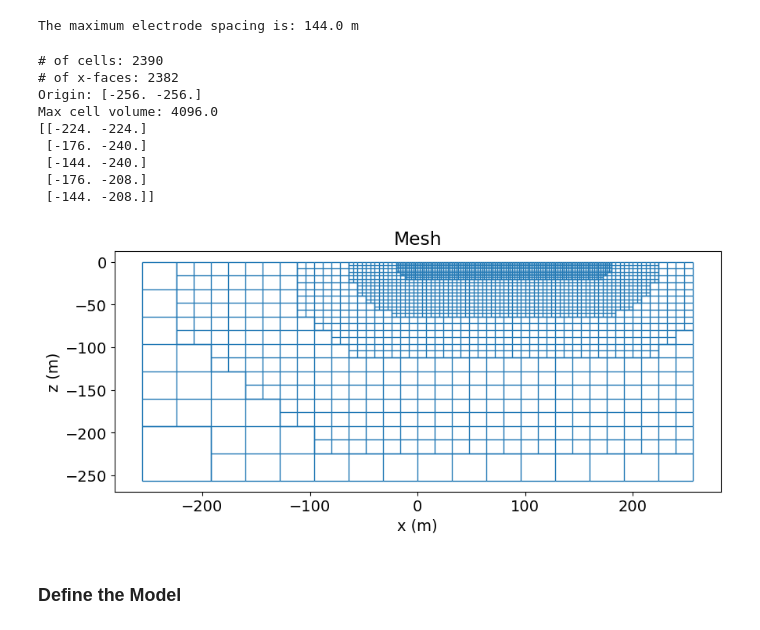
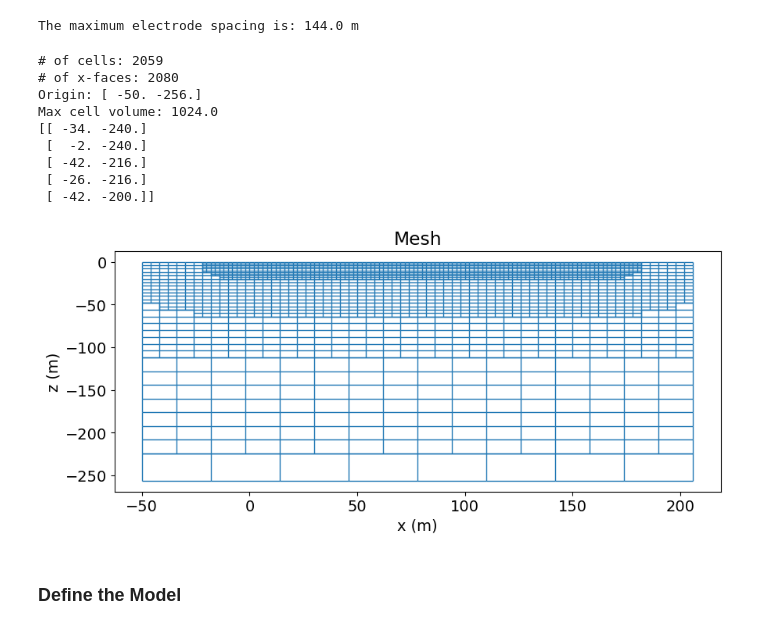
Before and after one commit to krista2732/eosc-454-project-2026, a Jupyter notebook: Inversion.ipynb, the cells around one changed output. Saved outputs shown, nothing was run; the diff lists cells and outputs as text; code cells hidden in the pictures.

```diff
--- a/Inversion.ipynb
+++ b/Inversion.ipynb
@@ -143,7 +143,7 @@ def read_dc_data(filename, verbose=True):
         resistivity_data[i] = float(resistivity)
 
         # add constant standard deviation
-        std = 0.05 * np.abs(resistivity_data[i]) + 1e-6
+        std = 0.03 * np.abs(resistivity_data[i]) + 1e-6
         standard_deviations[i] = std
 
         if verbose is True:
@@ -290,7 +290,7 @@ print(f"The maximum electrode spacing is: {max_AB} m")
 The maximum electrode spacing is: 144.0 m
 # %%
 padding = 3 * max_AB # padding thickness should be about 2-3 times electrode spacing
-domain_width_x = max_AB + padding # horizontal (x) domain width ≈ max electrode spacing + padding
+domain_width_x = 250 # horizontal (x) domain width ≈ max electrode spacing + padding
 domain_width_z = 2 * max_AB  # defines how deep mesh will go --> depth ≈ 2–3 × maximum electrode spacing
 num_base_cell_x = 2 ** int(np.round(np.log(domain_width_x / min_cell_width) / np.log(2.0)))  # number of horizontal base cells
 num_base_cell_z = 2 ** int(np.round(np.log(domain_width_z / min_cell_width) / np.log(2.0)))  # number of vertical base cells
@@ -298,47 +298,47 @@ num_base_cell_z = 2 ** int(np.round(np.log(domain_width_z / min_cell_width) / np
 # Define the base mesh with top at z = 0 m.
 hx = [(min_cell_width, num_base_cell_x)]
 hz = [(min_cell_width, num_base_cell_z)]
-mesh = TreeMesh([hx, hz], x0="CN", diagonal_balance=True) # "C" = centered in x, "N" = top aligned in z
 
+mesh = TreeMesh([hx, hz], origin=[max_AB/2-num_base_cell_x+6,-2*num_base_cell_z], diagonal_balance=True) # "C" = centered in x, "N" = top aligned in z
 # Extract unique electrode locations.
 unique_locations = survey.unique_electrode_locations
 
 # Mesh refinement near electrodes.
 mesh.refine_points(
     # use padding_cells_by_level to create a graded mesh (fine --> coarser) outward from electrodes
     # do this since sensitivity is closest near the electrodes
     unique_locations, padding_cells_by_level=[10, 10, 6, 6], finalize=False
 )
 
 mesh.finalize()
 
 # Print mesh properties
 print("# of cells: {}".format(mesh.n_cells))  # Number of cells
 print("# of x-faces: {}".format(mesh.n_faces_x))  # Number of x-faces
 print("Origin: {}".format(mesh.origin))  # bottom-southewest corner
 print("Max cell volume: {}".format(mesh.cell_volumes.max()))  # Largest cell size
 print(mesh.cell_centers[0:5, :])  # Cell center locations
 
 # Plot mesh
 fig, ax1 = plt.subplots(figsize=(10, 4))
 mesh.plot_grid(ax=ax1, linewidth=1)
 ax1.grid(False)
 ax1.set_title("Mesh")
 ax1.set_xlabel("x (m)")
 ax1.set_ylabel("z (m)")
 
 plt.show()
 # %% [output]
-# of cells: 2390
-# of x-faces: 2382
-Origin: [-256. -256.]
-Max cell volume: 4096.0
-[[-224. -224.]
- [-176. -240.]
- [-144. -240.]
- [-176. -208.]
- [-144. -208.]]
+# of cells: 2059
+# of x-faces: 2080
+Origin: [ -50. -256.]
+Max cell volume: 1024.0
+[[ -34. -240.]
+ [  -2. -240.]
+ [ -42. -216.]
+ [ -26. -216.]
+ [ -42. -200.]]
-[figure, old version]
+[figure, new version]
 # %% [markdown]
 ### Define the Model
 # %%
```
Also changed, not shown: parts of 10 cells of this notebook, 1 other file.
